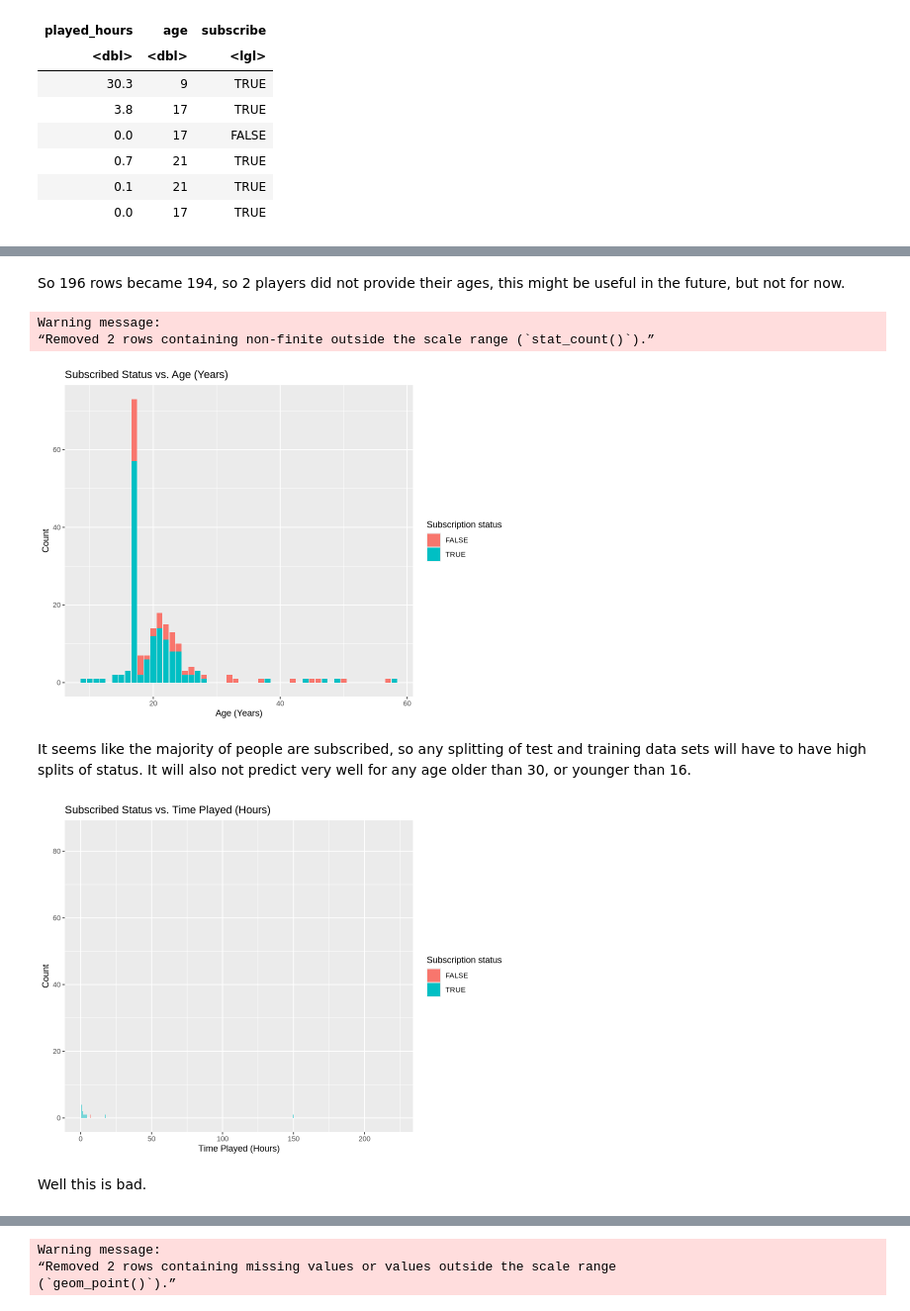
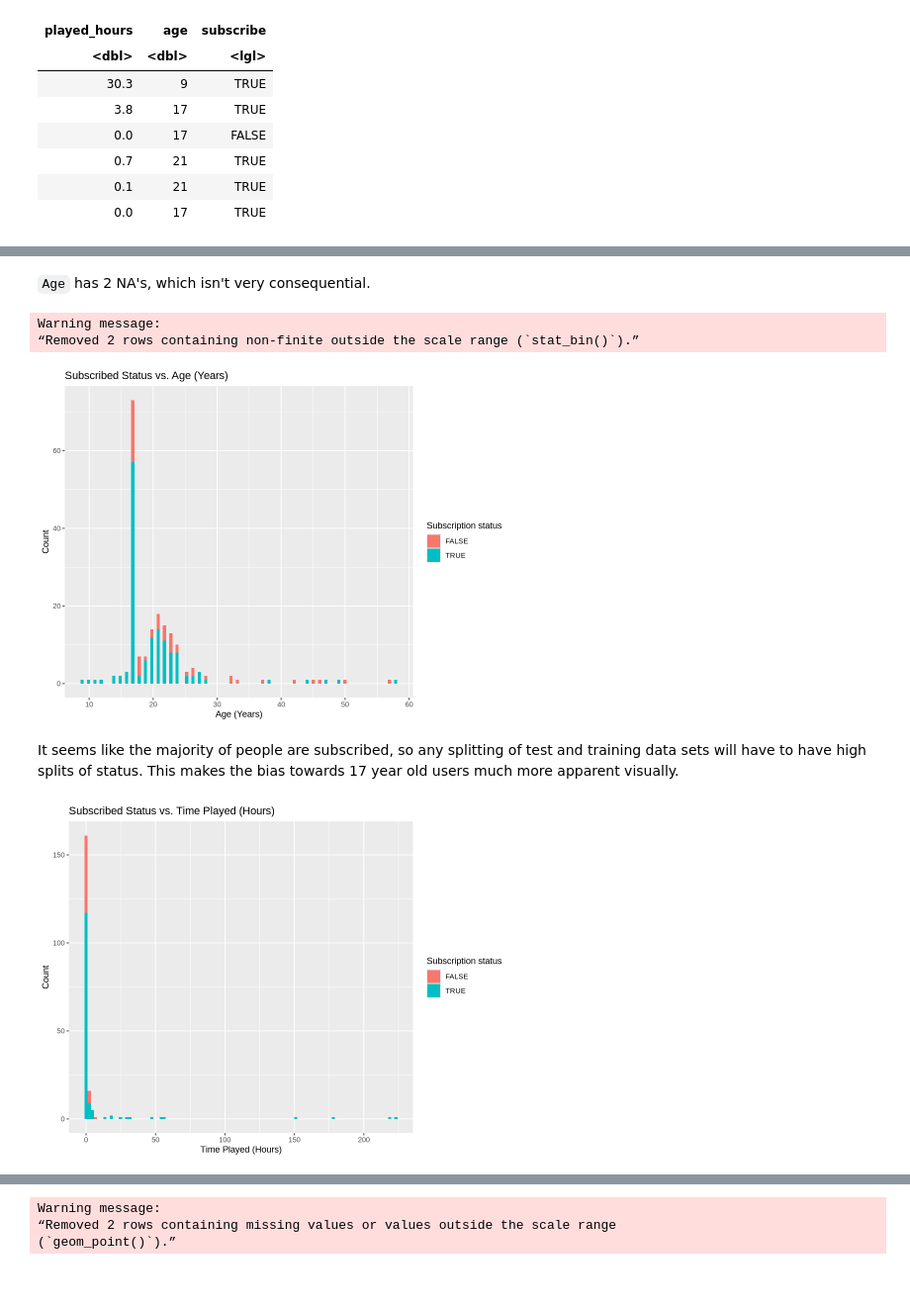
Before and after one commit to naldonymous/dsci-100-2025w1-group-33, a Jupyter notebook: project_009_33_individual.ipynb, the cells around one changed output, grey strips where cells are left out. Shown at 99% size. Saved outputs shown, nothing was run; the diff lists cells and outputs as text; code cells hidden in the pictures; blank space fills up the shorter version.

Commit message:
Reduce word count

```diff
--- a/project_009_33_individual.ipynb
+++ b/project_009_33_individual.ipynb
@@ -241,26 +280,24 @@ dim(playernarm)
 # %% [markdown]
-So 196 rows became 194, so 2 players did not provide their ages, this might be useful in the future, but not for now.
+`Age` has 2 NA's, which isn't very consequential.
 # %%
 options(repr.plot.width = 8, repr.plot.height = 6)
 playersPlot <- ggplot(playersSelect, aes(x = age, fill = subscribe)) +
-    geom_bar(stat = "count") +
+    geom_histogram(bins = 100) +
     labs(x = "Age (Years)", y = "Count", fill = "Subscription status") +
     ggtitle(label = "Subscribed Status vs. Age (Years)")
 playersPlot
 # %% [output]
 Warning message:
-“Removed 2 rows containing non-finite outside the scale range (`stat_count()`).”
+“Removed 2 rows containing non-finite outside the scale range (`stat_bin()`).”
-[figure, old version]
+[figure, new version]
 # %% [markdown]
-It seems like the majority of people are subscribed, so any splitting of test and training data sets will have to have high splits of status. It will also not predict very well for any age older than 30, or younger than 16.
+It seems like the majority of people are subscribed, so any splitting of test and training data sets will have to have high splits of status. This makes the bias towards 17 year old users much more apparent visually.
 # %%
 options(repr.plot.width = 8, repr.plot.height = 6)
 playersTimePlot <- ggplot(playersSelect, aes(x = played_hours, fill = subscribe)) +
-    geom_bar(stat = "count") +
+    geom_histogram(bins = 100) +
     labs(x = "Time Played (Hours)", y = "Count", fill = "Subscription status") +
     ggtitle(label = "Subscribed Status vs. Time Played (Hours)")
 playersTimePlot
 # %% [output]
-[figure, old version]
+[figure, new version]
-# %% [markdown]
-Well this is bad.
```
Also changed, not shown: parts of 23 cells of this notebook.
